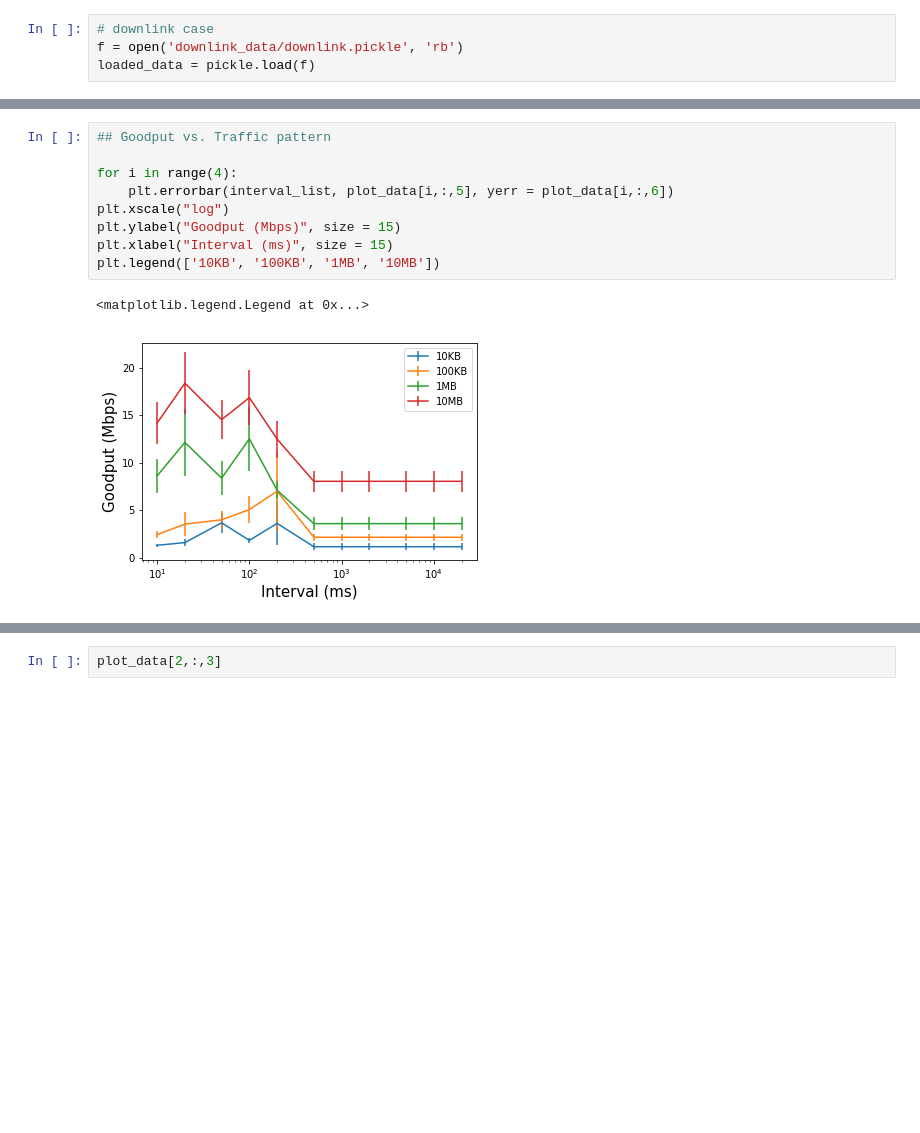
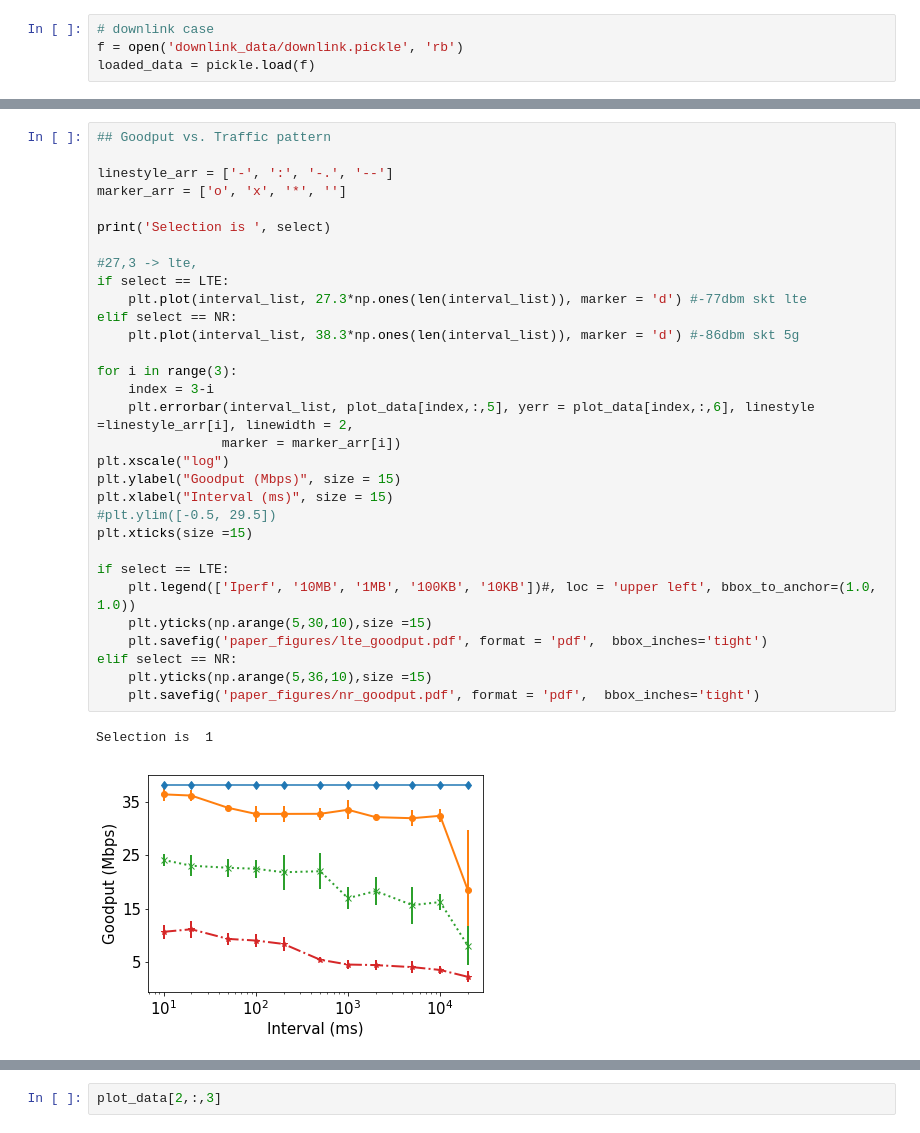
Before and after one commit to lgs96/Test-server, a Jupyter notebook: DataProcessor.ipynb, the cells around one changed output, grey strips where cells are left out. Saved outputs shown, nothing was run; the diff lists cells and outputs as text; blank space fills up the shorter version.

```diff
--- a/DataProcessor.ipynb
+++ b/DataProcessor.ipynb
@@ -73,12 +67,34 @@ No measurement results 10000 20000
-# %%
-## Goodput vs. Traffic pattern
-
-for i in range(4):
-    plt.errorbar(interval_list, plot_data[i,:,5], yerr = plot_data[i,:,6])
-plt.xscale("log")
-plt.ylabel("Goodput (Mbps)", size = 15)
-plt.xlabel("Interval (ms)", size = 15)
-plt.legend(['10KB', '100KB', '1MB', '10MB'])
-# %% [output]
-<matplotlib.legend.Legend at 0x...>
-[figure, removed]
+# %%
+## Goodput vs. Traffic pattern
+
+linestyle_arr = ['-', ':', '-.', '--']
+marker_arr = ['o', 'x', '*', '']
+
+print('Selection is ', select)
+
+#27,3 -> lte,
+if select == LTE:
+    plt.plot(interval_list, 27.3*np.ones(len(interval_list)), marker = 'd') #-77dbm skt lte
+elif select == NR:
+    plt.plot(interval_list, 38.3*np.ones(len(interval_list)), marker = 'd') #-86dbm skt 5g
+
+for i in range(3):
+    index = 3-i
+    plt.errorbar(interval_list, plot_data[index,:,5], yerr = plot_data[index,:,6], linestyle =linestyle_arr[i], linewidth = 2,
+                marker = marker_arr[i])
+plt.xscale("log")
+plt.ylabel("Goodput (Mbps)", size = 15)
+plt.xlabel("Interval (ms)", size = 15)
+#plt.ylim([-0.5, 29.5])
+plt.xticks(size =15)
+
+if select == LTE:
+    plt.legend(['Iperf', '10MB', '1MB', '100KB', '10KB'])#, loc = 'upper left', bbox_to_anchor=(1.0, 1.0))
+    plt.yticks(np.arange(5,30,10),size =15)
+    plt.savefig('paper_figures/lte_goodput.pdf', format = 'pdf',  bbox_inches='tight')
+elif select == NR:
+    plt.yticks(np.arange(5,36,10),size =15)
+    plt.savefig('paper_figures/nr_goodput.pdf', format = 'pdf',  bbox_inches='tight')
+# %% [output]
+Selection is  1
+[figure, added]
```
Also changed, not shown: parts of 14 cells of this notebook, 17 other files.
